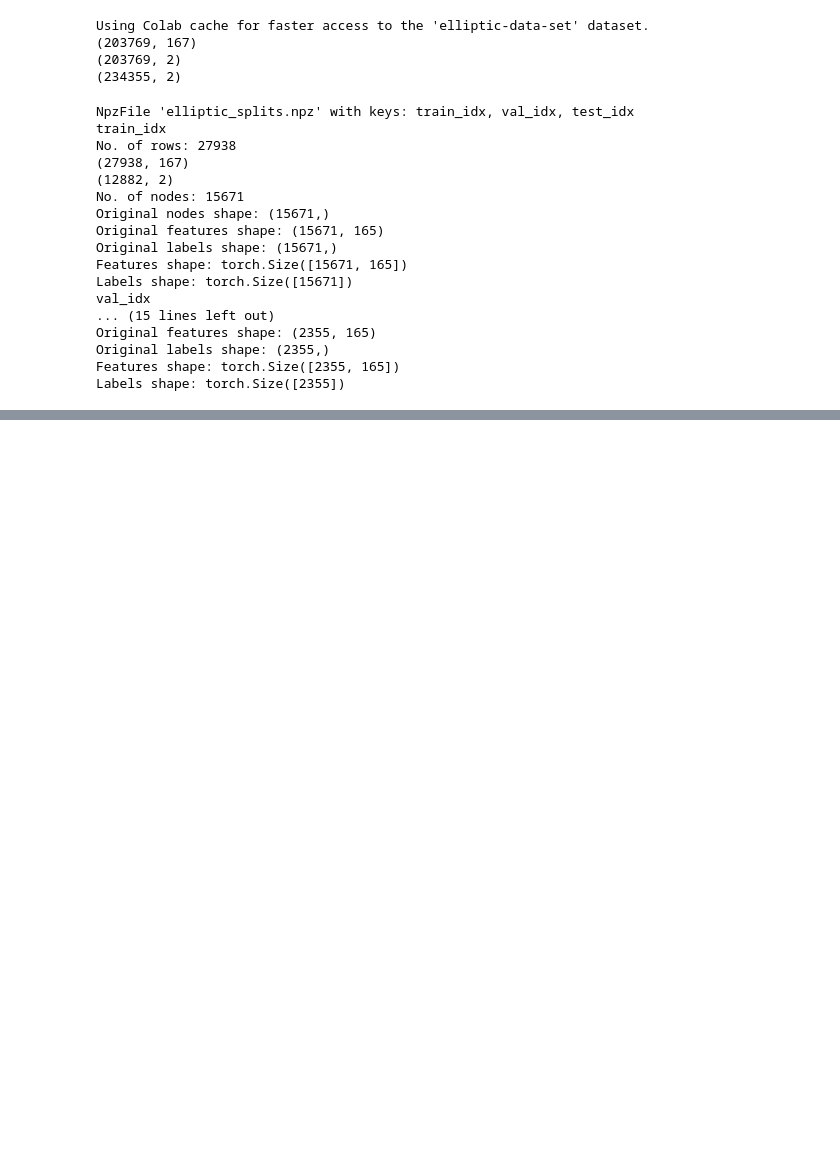
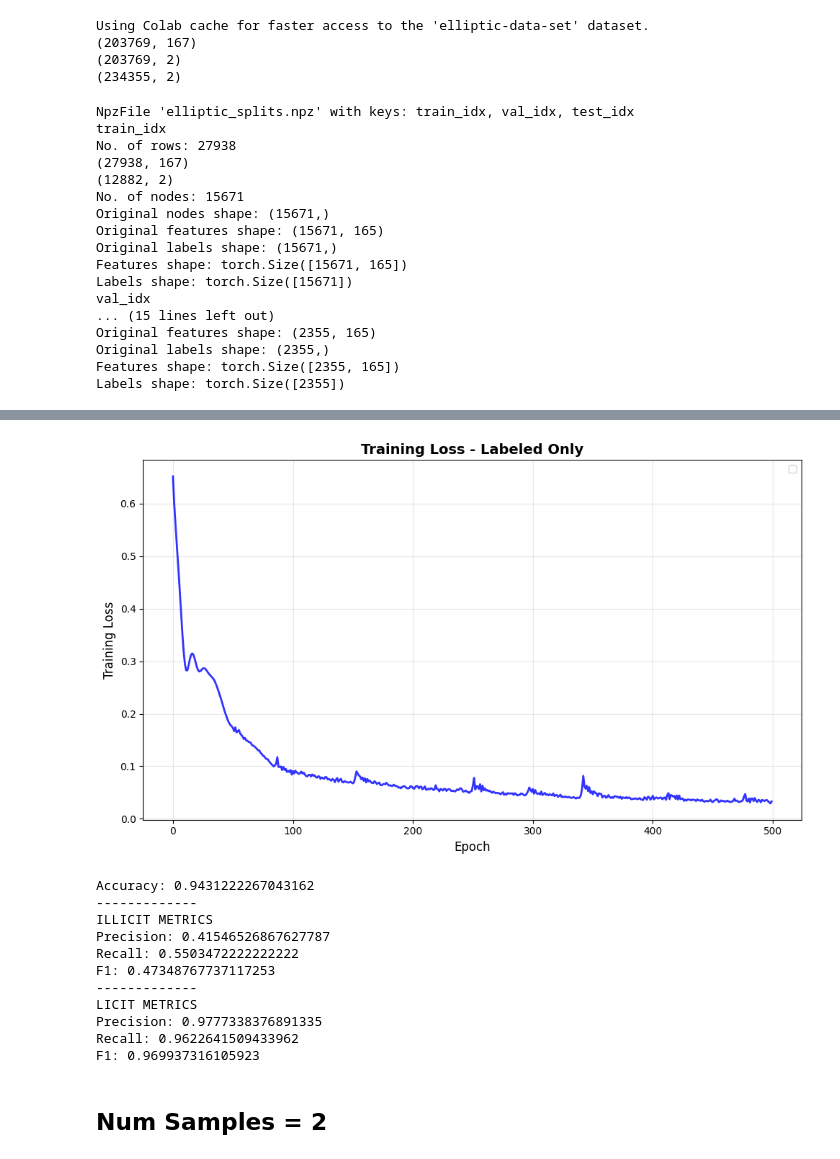
Before and after one commit to Jiazheng411/graph_elliptic_fraud_detection, a Jupyter notebook: notebooks/CS5284_Group07_GraphSAGE.ipynb, the cells around one changed output, grey strips where cells are left out. Cells and saved outputs as stored; diff of their text form; code cells hidden in the pictures; blank space fills up the shorter version.

Commit message:
Add GraphSAGE to report
- Update GraphSAGE notebook

```diff
--- a/notebooks/CS5284_Group07_GraphSAGE.ipynb
+++ b/notebooks/CS5284_Group07_GraphSAGE.ipynb
@@ -771,0 +868,5 @@ plt.show()
+# %%
+# Shared Configs
+train_epoch = 500
+test_epoch = 50
+lr = 1e-3
@@ -771,0 +877,5 @@ plt.show()
+# %%
+# TRAIN MODEL
+aggregator = 'maxpool'
+num_samples = 3 # Controls number of neighbours to sample from
+model, history = start_training(*setup_params(dataset), train_epoch, test_epoch, lr, aggregator, num_samples)
@@ -771,0 +903,18 @@ plt.show()
+# %%
+plot_train_loss(history)
+print_metrics(history)
+# %% [output]
+[figure, added]
+Accuracy: 0.9431222267043162
+-------------
+ILLICIT METRICS
+Precision: 0.41546526867627787
+Recall: 0.5503472222222222
+F1: 0.47348767737117253
+-------------
+LICIT METRICS
+Precision: 0.9777338376891335
+Recall: 0.9622641509433962
+F1: 0.969937316105923
+# %% [markdown]
+## Num Samples = 2
```
Also changed, not shown: parts of 49 cells of this notebook.
